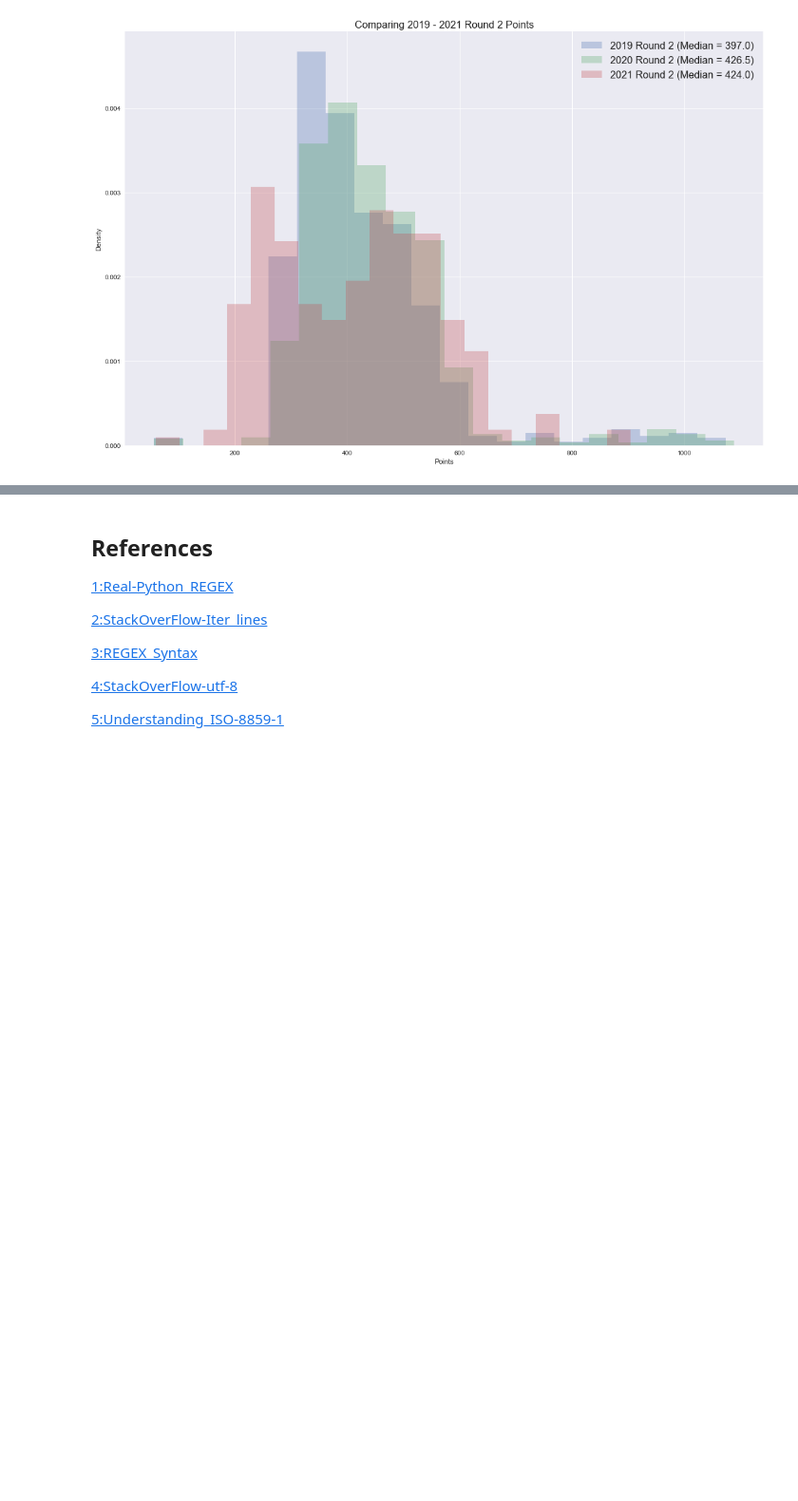
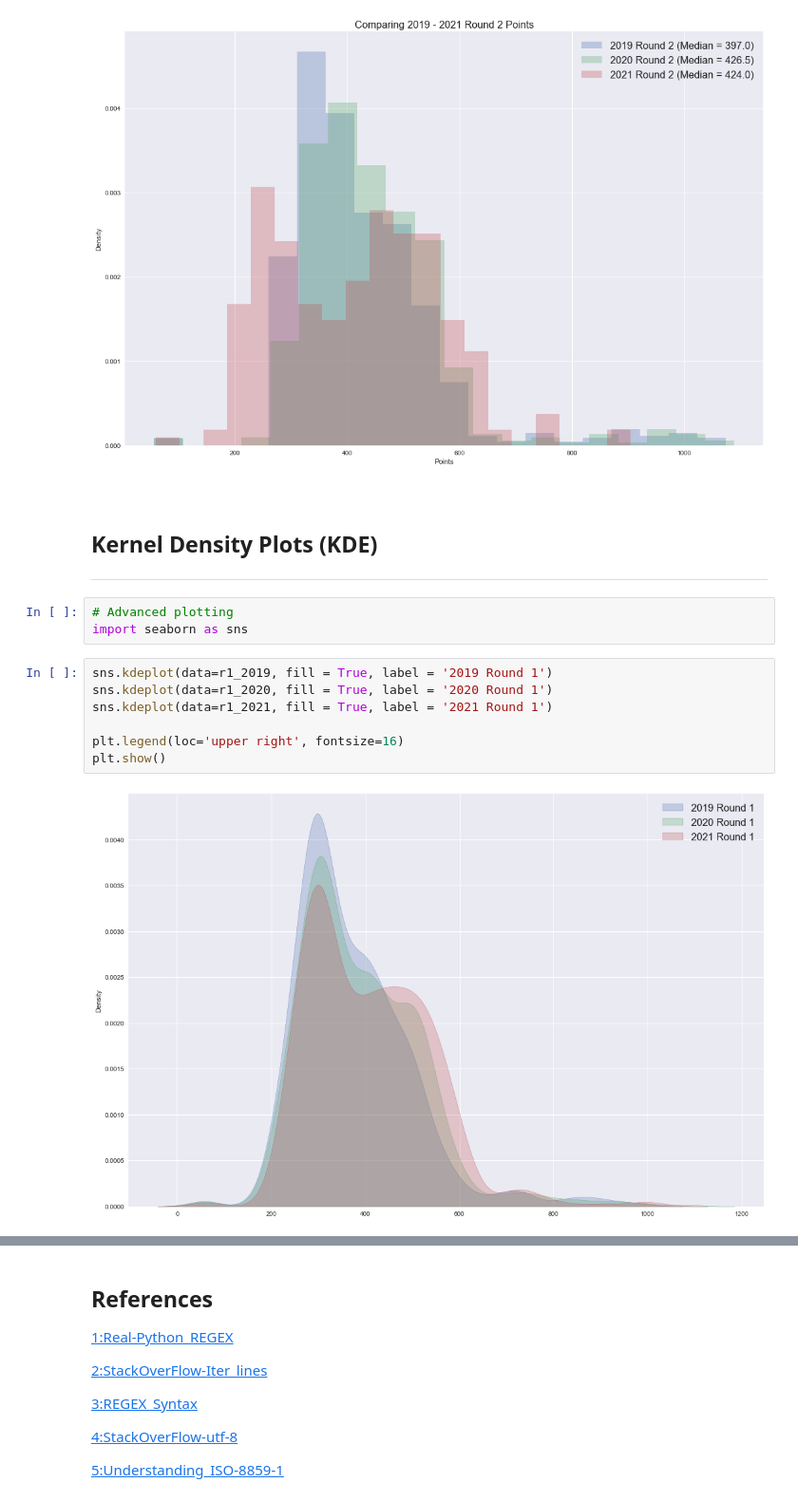
Before and after one commit to Sam-Tracey/Fundamentals-of-Data-Analysis, a Jupyter notebook: cao.ipynb, the cells around one changed output, grey strips where cells are left out. Shown at 95% size. Cells and saved outputs as stored; diff of their text form; blank space fills up the shorter version.

```diff
--- a/cao.ipynb
+++ b/cao.ipynb
@@ -628,3 +637,21 @@ plt.legend(loc='upper right', fontsize=16)
 plt.show()
 # %% [output]
 [figure]
+# %% [markdown]
+<br>
+
+## Kernel Density Plots (KDE)
+
+***
+# %%
+# Advanced plotting
+import seaborn as sns
+# %%
+sns.kdeplot(data=r1_2019, fill = True, label = '2019 Round 1')
+sns.kdeplot(data=r1_2020, fill = True, label = '2020 Round 1')
+sns.kdeplot(data=r1_2021, fill = True, label = '2021 Round 1')
+
+plt.legend(loc='upper right', fontsize=16)
+plt.show()
+# %% [output]
+[figure, added]
```
Also changed, not shown: parts of 9 cells of this notebook, 14 other files.
